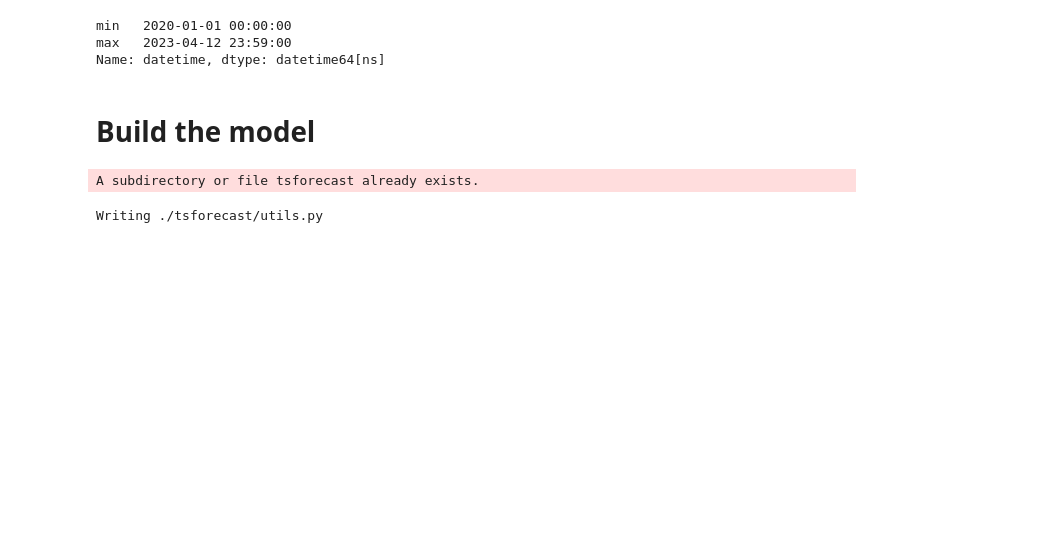
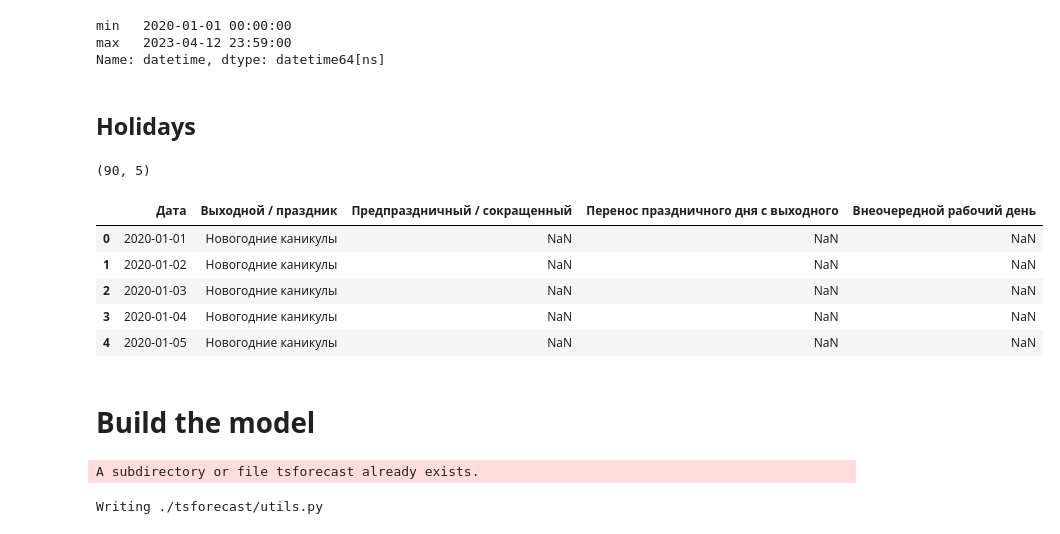
Before and after one commit to JosephFrancisTribbiani/ds, a Jupyter notebook: Tasks/ts_foracasting_model/ts_model.ipynb, the cells around one changed output. Cells and saved outputs as stored; diff of their text form; code cells hidden in the pictures; blank space fills up the shorter version.

```diff
--- a/Tasks/ts_foracasting_model/ts_model.ipynb
+++ b/Tasks/ts_foracasting_model/ts_model.ipynb
@@ -37,6 +39,21 @@ data["datetime"].agg(["min", "max"])
 min   2020-01-01 00:00:00
 max   2023-04-12 23:59:00
 Name: datetime, dtype: datetime64[ns]
+# %% [markdown]
+## Holidays
+# %%
+holidays = pd.read_excel("./holidays.xlsx")
+
+print(holidays.shape)
+display(holidays.head())
+# %% [output]
+(90, 5)
+|  | Дата | Выходной / праздник | Предпраздничный / сокращенный | Перенос праздничного дня с выходного | Внеочередной рабочий день |
+| 0 | 2020-01-01 | Новогодние каникулы | NaN | NaN | NaN |
+| 1 | 2020-01-02 | Новогодние каникулы | NaN | NaN | NaN |
+| 2 | 2020-01-03 | Новогодние каникулы | NaN | NaN | NaN |
+| 3 | 2020-01-04 | Новогодние каникулы | NaN | NaN | NaN |
+| 4 | 2020-01-05 | Новогодние каникулы | NaN | NaN | NaN |
 # %% [markdown]
 # Build the model
 # %%
```
Also changed, not shown: parts of 3 cells of this notebook, 2 other files.
